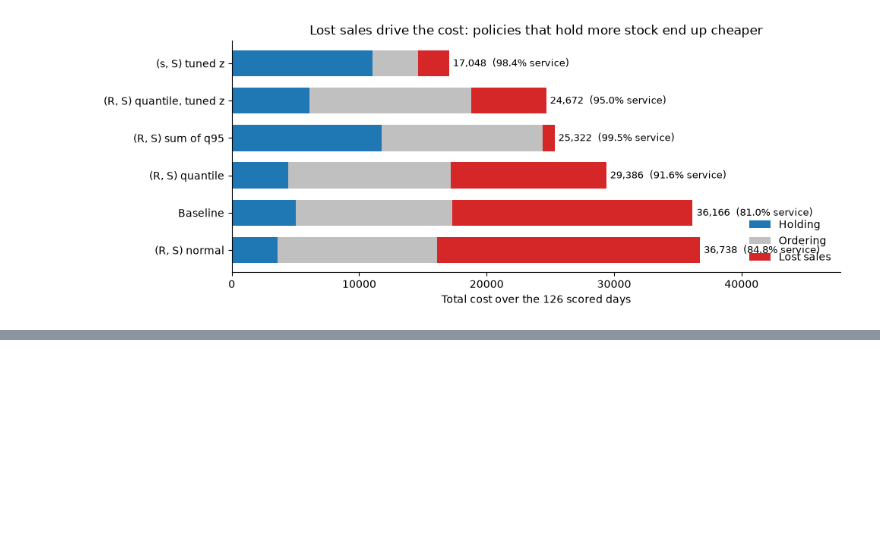
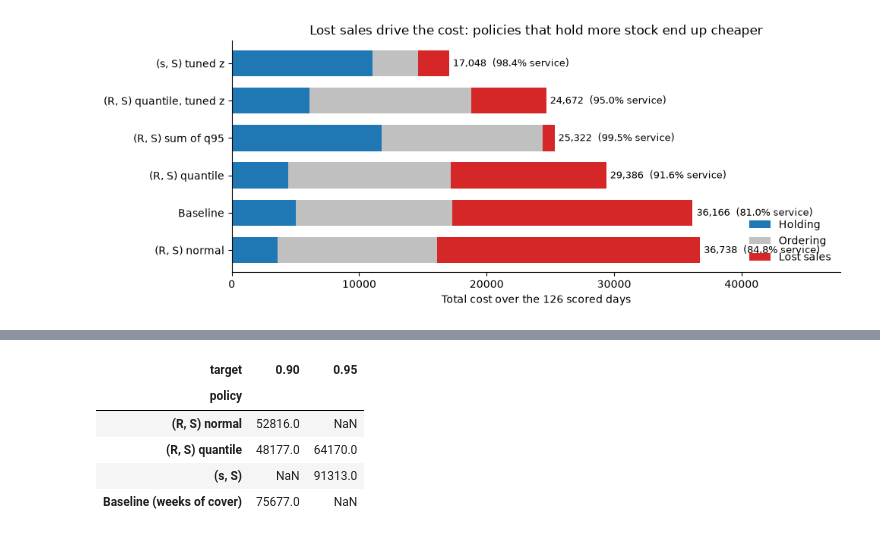
Before and after one commit to vitorneve-s7/supply-chain-decision-platform, a Jupyter notebook: notebooks/03_inventory.ipynb, the cells around one changed output, grey strips where cells are left out. Cells and saved outputs as stored; diff of their text form; code cells hidden in the pictures; blank space fills up the shorter version.

```diff
--- a/notebooks/03_inventory.ipynb
+++ b/notebooks/03_inventory.ipynb
@@ -243,0 +278,18 @@ plt.show()
+# %%
+from src.inventory.sweep import stock_at_service
+
+rows = []
+for target in (0.90, 0.95):
+    for name, curve in base.groupby("policy"):
+        rows.append(
+            {"target": target, "policy": name, "stock_value": stock_at_service(curve, target)}
+        )
+needed = pd.DataFrame(rows).pivot(index="policy", columns="target", values="stock_value")
+needed.round(0)
+# %% [output]
+| target | 0.90 | 0.95 |
+| policy |  |  |
+| (R, S) normal | 52816.0 | NaN |
+| (R, S) quantile | 48177.0 | 64170.0 |
+| (s, S) | NaN | 91313.0 |
+| Baseline (weeks of cover) | 75677.0 | NaN |
```
Also changed, not shown: parts of 3 cells of this notebook, 6 other files.
